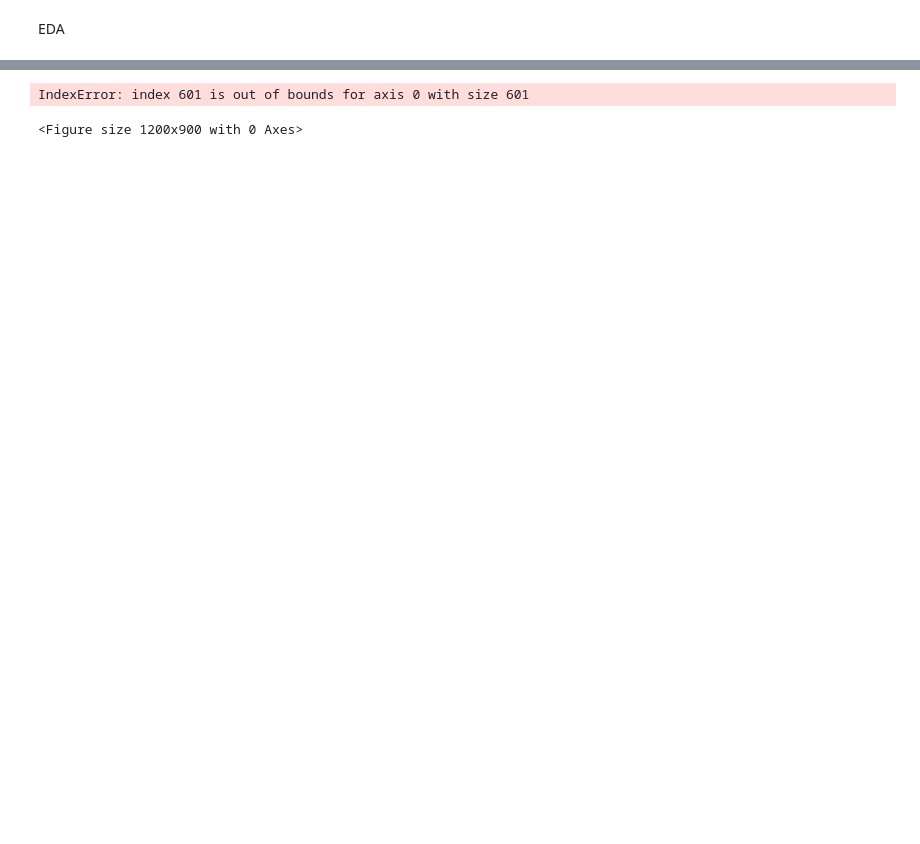
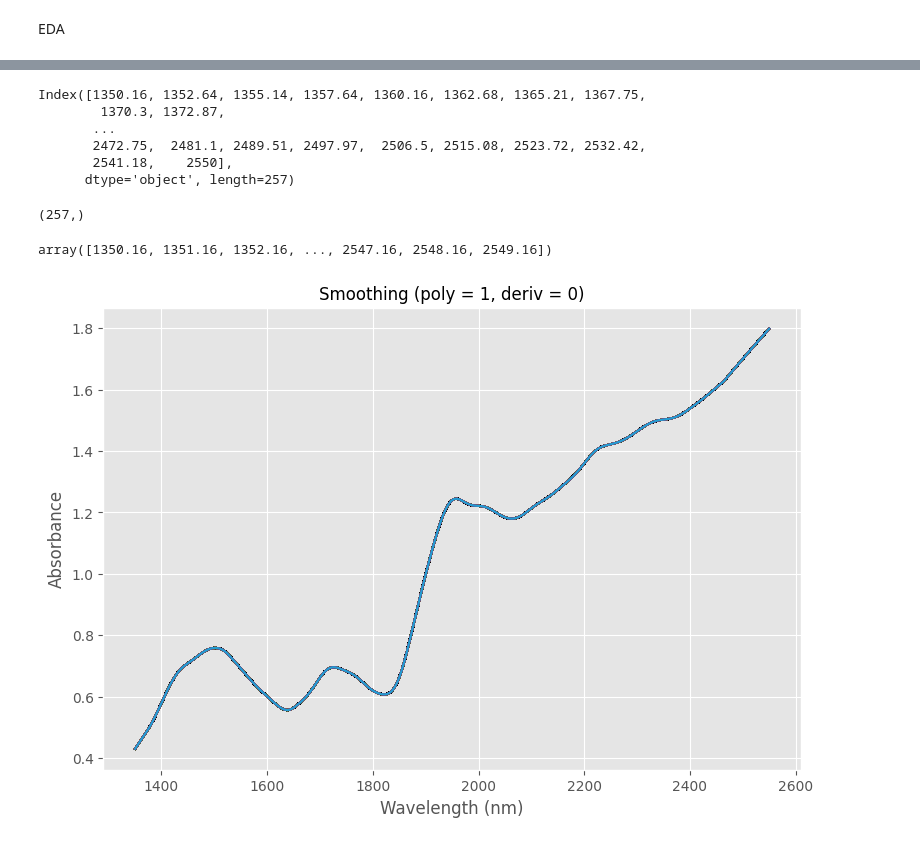
Before and after one commit to alcatraz47/nir_rnd, a Jupyter notebook: dev/eda.ipynb, the cells around one changed output, grey strips where cells are left out. Drawn from its saved outputs; the diff is of its cells as text; code cells hidden in the pictures; blank space fills up the shorter version.

```diff
--- a/dev/eda.ipynb
+++ b/dev/eda.ipynb
@@ -58,0 +50,7 @@ X_scaled = scaler.fit_transform(X)
+# %%
+# taking just one row and all the spectral values for that row
+X = -np.log(df.values[500, 1:].astype(np.float32))
+absorbance = df.values[:, 0]
+# labelling just for visualisation purpose will not be directly used
+# in the training
+y = LabelEncoder().fit_transform(absorbance)
@@ -59,16 +86,38 @@ X_scaled = scaler.fit_transform(X)
 # %%
 # smoothing the data
-window = 5
-X_smooth_0 = savgol_filter(X, window_length=window, polyorder=0)
-X_smooth_1 = savgol_filter(X, window_length=window, polyorder=1)
-X_smooth_2 = savgol_filter(X, window_length=window, polyorder=2)
+window = 21
+X_smooth_1 = savgol_filter(X, window_length=window, polyorder=1, deriv=0)
+X_smooth_2 = savgol_filter(X, window_length=window, polyorder=2, deriv=0)
+X_smooth_3 = savgol_filter(X, window_length=window, polyorder=3, deriv=0)
 
-wavelength = np.linspace(1100, 2300, X.shape[1])
+wavelength = df.columns[1:]#np.linspace(df.columns[1], df.columns[-1], 1)
-# %%
-plt.figure(figsize=(12, 9))
-frequency_interval = np.arange(0, X., 1)
-plt.plot(wavelength[frequency_interval], X[frequency_interval], "b", label="No Smoothing")
-plt.show()
-# %% [output]
-IndexError: index 601 is out of bounds for axis 0 with size 601
-<Figure size 1200x900 with 0 Axes>
+# %%
+wavelength
+# %% [output]
+Index([1350.16, 1352.64, 1355.14, 1357.64, 1360.16, 1362.68, 1365.21, 1367.75,
+        1370.3, 1372.87,
+       ...
+       2472.75,  2481.1, 2489.51, 2497.97,  2506.5, 2515.08, 2523.72, 2532.42,
+       2541.18,    2550],
+      dtype='object', length=257)
+# %%
+wavelength.shape
+# %% [output]
+(257,)
+# %%
+interval = np.arange(wavelength[0], wavelength[-1], 1)
+interval
+# %% [output]
+array([1350.16, 1351.16, 1352.16, ..., 2547.16, 2548.16, 2549.16])
+# %%
+plt.figure(figsize=(9, 6))
+colours = [plt.cm.jet(float(i)/max(y)) for i in y]
+with plt.style.context("ggplot"):
+    for i, c in enumerate(colours):
+        plt.plot(wavelength, X_smooth_1, c=c, alpha=0.5)
+    plt.xlabel("Wavelength (nm)")
+    plt.ylabel("Absorbance")
+plt.title("Smoothing (poly = 1, deriv = 0)")
+plt.show()
+# %% [output]
+[figure, added]
```
Also changed, not shown: parts of 32 cells of this notebook, 6 other files.
